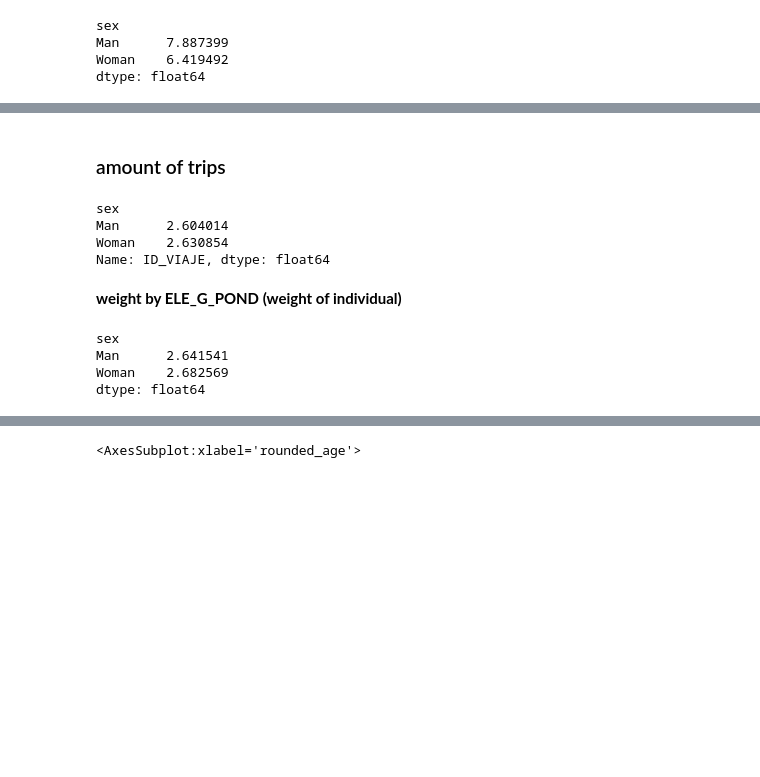
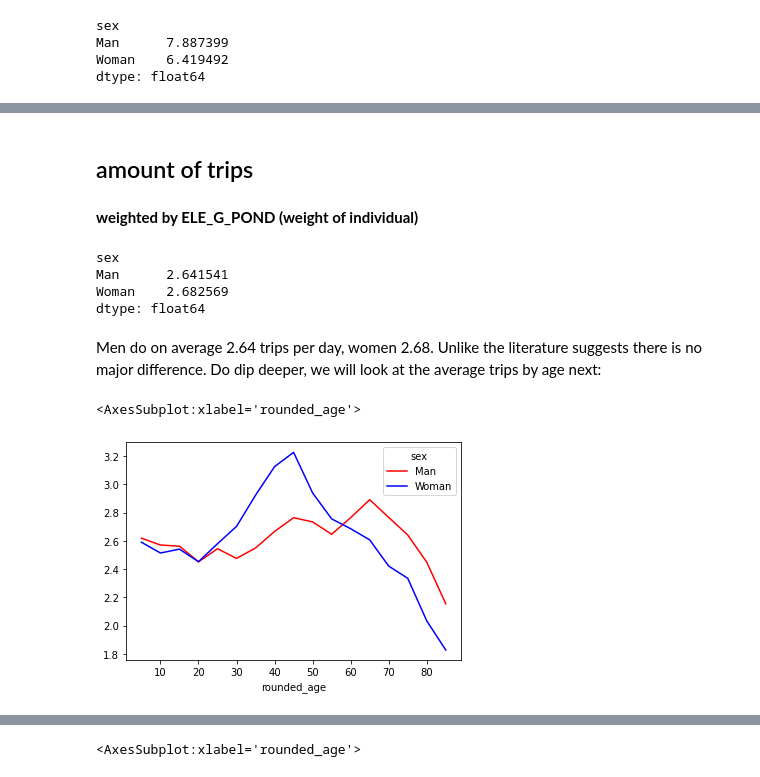
Before and after one commit to CorrelAid/gender-equality-and-mobility, a Jupyter notebook: notebooks/01_descriptive_analysis.ipynb, the cells around one changed output, grey strips where cells are left out. Saved outputs shown, nothing was run; the diff lists cells and outputs as text; code cells hidden in the pictures; blank space fills up the shorter version.

```diff
--- a/notebooks/01_descriptive_analysis.ipynb
+++ b/notebooks/01_descriptive_analysis.ipynb
@@ -48,15 +49,7 @@ x.plot()
 # %% [markdown]
-### amount of trips
+## amount of trips
-# %%
-# average amount of trips by sex
-df.reset_index().groupby(["ID_HOGAR", "ID_IND", "sex"]).count().groupby("sex").mean().ID_VIAJE
-# %% [output]
-sex
-Man      2.604014
-Woman    2.630854
-Name: ID_VIAJE, dtype: float64
 # %% [markdown]
-**weight by ELE_G_POND (weight of individual)**
+**weighted by ELE_G_POND (weight of individual)**
 # %%
 # weighted average amount or trips by sex
 df_ind = df.groupby(["ID_HOGAR", "ID_IND", "sex"]).ELE_G_POND.agg(['mean', 'sum'])
@@ -67,3 +60,24 @@ sex
 Man      2.641541
 Woman    2.682569
 dtype: float64
+# %% [markdown]
+Men do on average 2.64 trips per day, women 2.68. Unlike the literature suggests there is no major difference. Do dip deeper, we will look at the average trips by age next:
+# %%
+# weighted average amount or trips by sex
+
+# weighted trip count each individual
+trips_by_ind = df.groupby(["ID_HOGAR", "ID_IND", "sex", "rounded_age"]).ELE_G_POND.agg(['mean', 'sum'])
+
+# group by age
+trips_by_age = trips_by_ind.reset_index().groupby(["sex", "rounded_age"]).sum().reset_index()
+# remove over 90 year olds (too few people)
+trips_by_age = trips_by_age[trips_by_age.rounded_age < 90]
+# calc weighted trip cound for each age and gender
+trips_by_age["weighted_tripcount"] = trips_by_age['sum'] / trips_by_age['mean']
+
+# plot
+trips_by_age = trips_by_age.pivot(index='rounded_age', columns='sex', values='weighted_tripcount')
+trips_by_age.sort_index().plot(kind = "line", color = ["red", "blue"] )
+# %% [output]
+<AxesSubplot:xlabel='rounded_age'>
+[figure, added]
```
Also changed, not shown: parts of 66 cells of this notebook, 5 other files.
